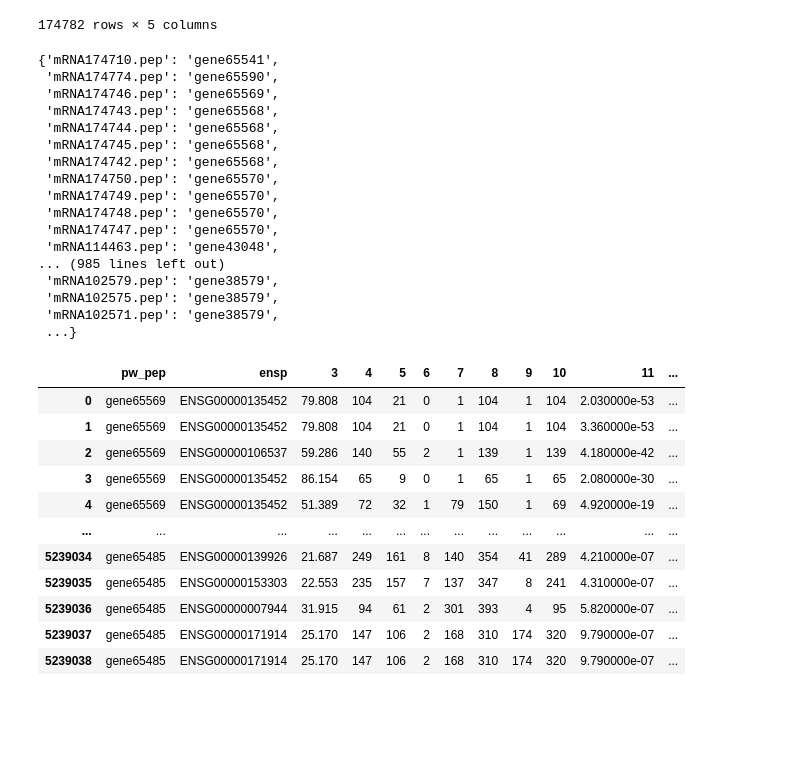
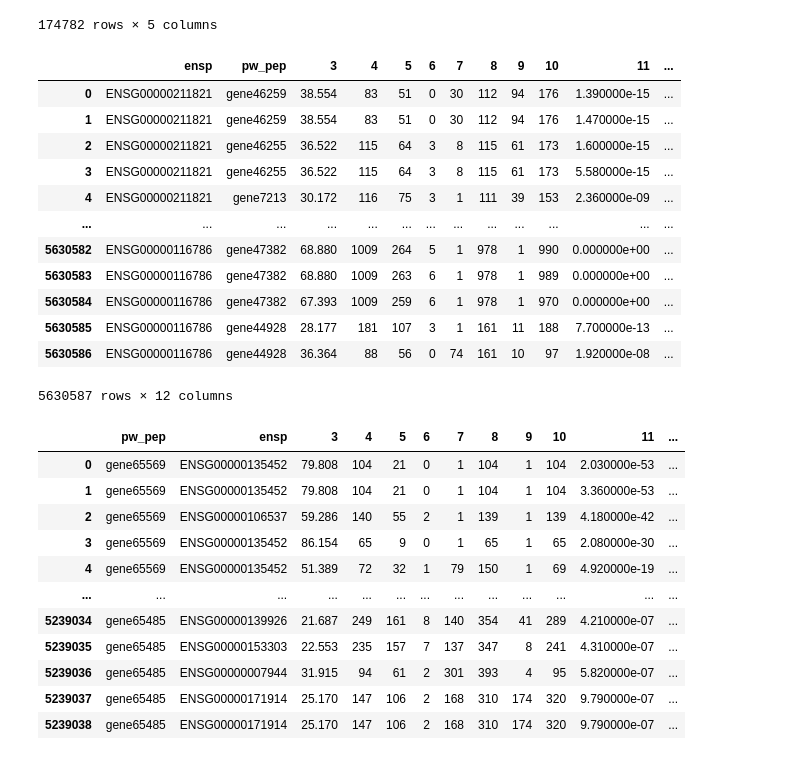
Before and after one commit to Nikhilesh-Vasanthakumar/Immune-Complexity-and-Regenerative-Dynamics-in-Pleurodeles-waltl, a Jupyter notebook: Samap_test_script.ipynb, the cells around one changed output. Cells and saved outputs as stored; diff of their text form; code cells hidden in the pictures; blank space fills up the shorter version.

```diff
--- a/Samap_test_script.ipynb
+++ b/Samap_test_script.ipynb
@@ -176,26 +174,21 @@ annot_mapping
 # %%
 mapping_dict_anno =annot_mapping.set_index('prot_id')['gene_id'].to_dict()
 hs_pw['pw_pep'] = hs_pw['pw_pep'].map(mapping_dict_anno).fillna(hs_pw['pw_pep'])
 hs_pw
-mapping_dict_anno
 # %% [output]
+|  | ensp | pw_pep | 3 | 4 | 5 | 6 | 7 | 8 | 9 | 10 | 11 | ... |
+| 0 | ENSG00000211821 | gene46259 | 38.554 | 83 | 51 | 0 | 30 | 112 | 94 | 176 | 1.390000e-15 | ... |
+| 1 | ENSG00000211821 | gene46259 | 38.554 | 83 | 51 | 0 | 30 | 112 | 94 | 176 | 1.470000e-15 | ... |
+| 2 | ENSG00000211821 | gene46255 | 36.522 | 115 | 64 | 3 | 8 | 115 | 61 | 173 | 1.600000e-15 | ... |
+| 3 | ENSG00000211821 | gene46255 | 36.522 | 115 | 64 | 3 | 8 | 115 | 61 | 173 | 5.580000e-15 | ... |
+| 4 | ENSG00000211821 | gene7213 | 30.172 | 116 | 75 | 3 | 1 | 111 | 39 | 153 | 2.360000e-09 | ... |
+| ... | ... | ... | ... | ... | ... | ... | ... | ... | ... | ... | ... | ... |
+| 5630582 | ENSG00000116786 | gene47382 | 68.880 | 1009 | 264 | 5 | 1 | 978 | 1 | 990 | 0.000000e+00 | ... |
+| 5630583 | ENSG00000116786 | gene47382 | 68.880 | 1009 | 263 | 6 | 1 | 978 | 1 | 989 | 0.000000e+00 | ... |
+| 5630584 | ENSG00000116786 | gene47382 | 67.393 | 1009 | 259 | 6 | 1 | 978 | 1 | 970 | 0.000000e+00 | ... |
+| 5630585 | ENSG00000116786 | gene44928 | 28.177 | 181 | 107 | 3 | 1 | 161 | 11 | 188 | 7.700000e-13 | ... |
+| 5630586 | ENSG00000116786 | gene44928 | 36.364 | 88 | 56 | 0 | 74 | 161 | 10 | 97 | 1.920000e-08 | ... |
-{'mRNA174710.pep': 'gene65541',
- 'mRNA174774.pep': 'gene65590',
- 'mRNA174746.pep': 'gene65569',
- 'mRNA174743.pep': 'gene65568',
- 'mRNA174744.pep': 'gene65568',
- 'mRNA174745.pep': 'gene65568',
- 'mRNA174742.pep': 'gene65568',
- 'mRNA174750.pep': 'gene65570',
- 'mRNA174749.pep': 'gene65570',
- 'mRNA174748.pep': 'gene65570',
- 'mRNA174747.pep': 'gene65570',
- 'mRNA114463.pep': 'gene43048',
-... (985 lines left out)
- 'mRNA102579.pep': 'gene38579',
- 'mRNA102575.pep': 'gene38579',
- 'mRNA102571.pep': 'gene38579',
- ...}
+5630587 rows × 12 columns
 # %%
 pw_hs['pw_pep']=pw_hs['pw_pep'].map(mapping_dict_anno).fillna(pw_hs['pw_pep'])
 pw_hs
```
Also changed, not shown: parts of 28 cells of this notebook, 1 other file.
